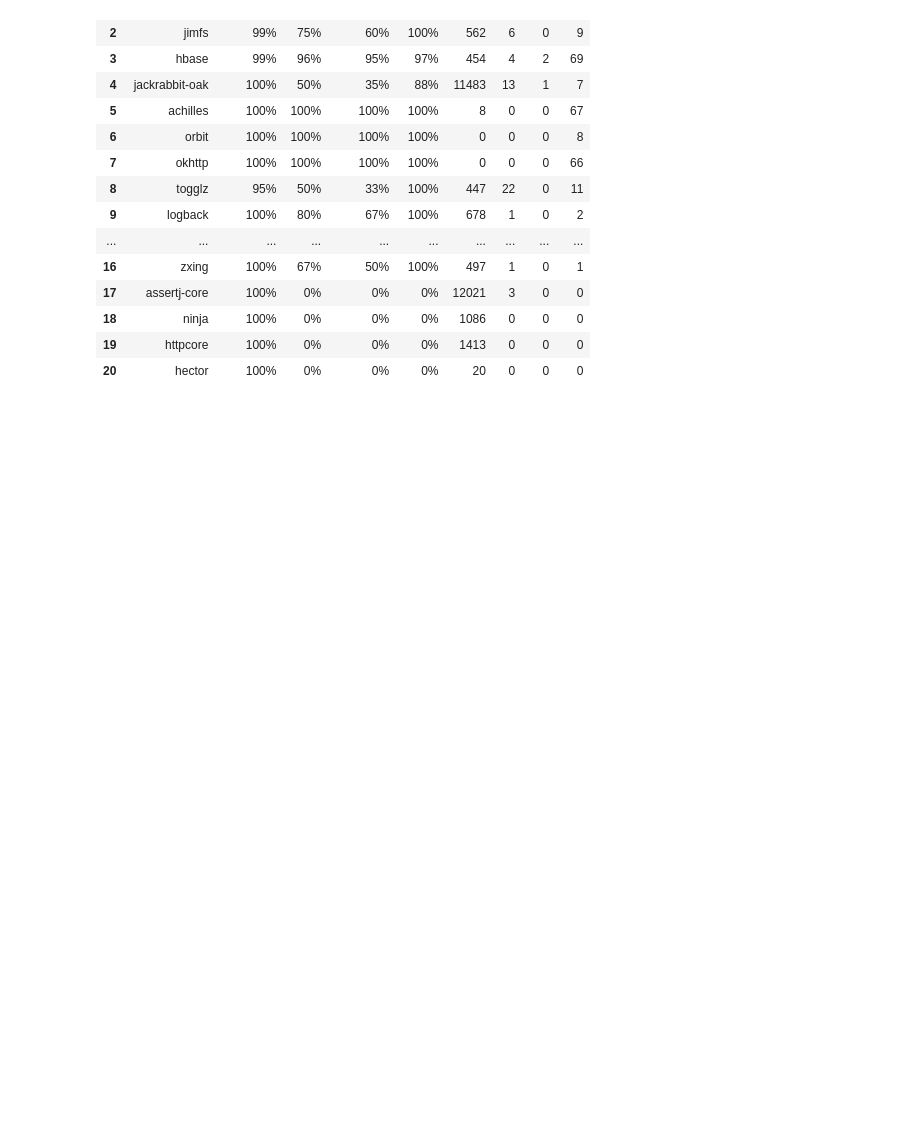
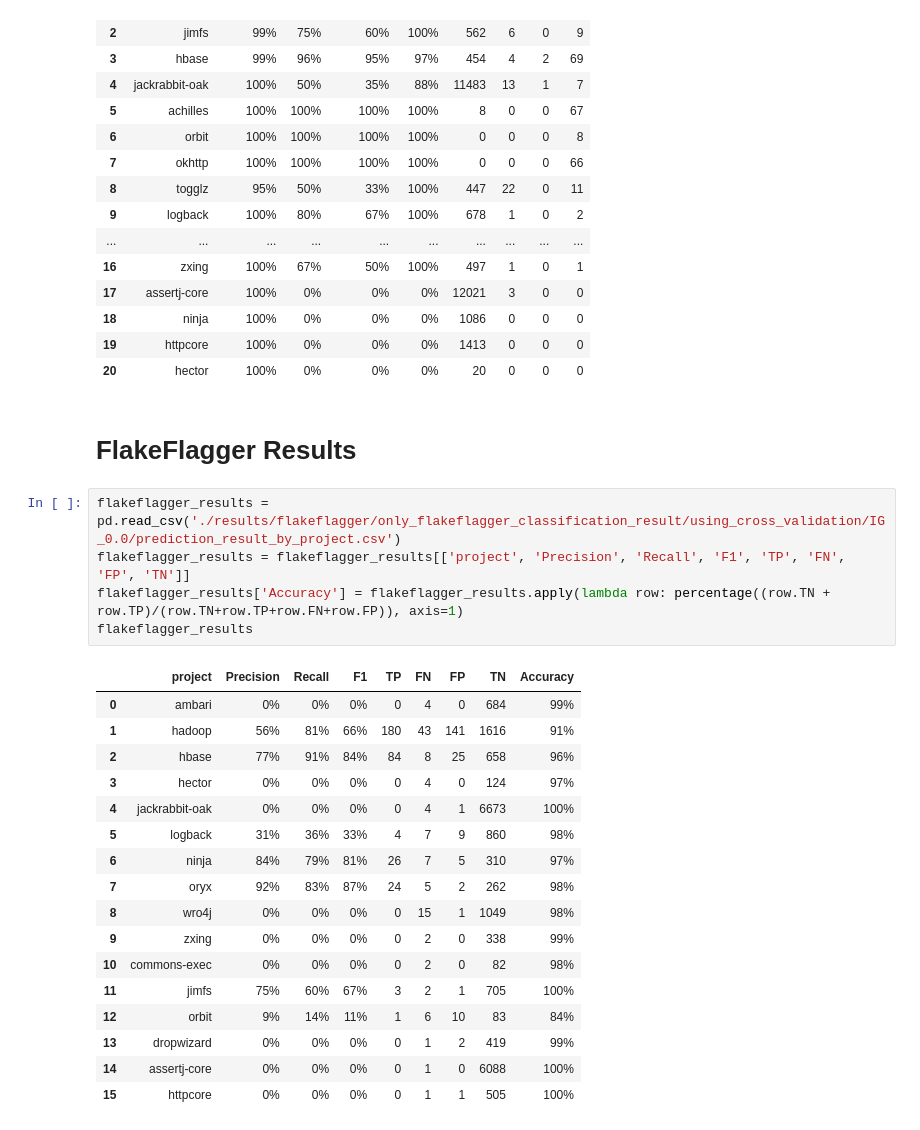
Before and after one commit to Ti-tanium/Software-Test-Project, a Jupyter notebook: test_script/results_analysis.ipynb, the cells around one changed output. Drawn from its saved outputs; the diff is of its cells as text; blank space fills up the shorter version.

```diff
--- a/test_script/results_analysis.ipynb
+++ b/test_script/results_analysis.ipynb
@@ -85,3 +86,28 @@ result
 | 18 | ninja | 100% | 0% | 0% | 0% | 1086 | 0 | 0 | 0 |
 | 19 | httpcore | 100% | 0% | 0% | 0% | 1413 | 0 | 0 | 0 |
 | 20 | hector | 100% | 0% | 0% | 0% | 20 | 0 | 0 | 0 |
+# %% [markdown]
+# FlakeFlagger Results
+# %%
+flakeflagger_results = pd.read_csv('./results/flakeflagger/only_flakeflagger_classification_result/using_cross_validation/IG_0.0/prediction_result_by_project.csv')
+flakeflagger_results = flakeflagger_results[['project', 'Precision', 'Recall', 'F1', 'TP', 'FN', 'FP', 'TN']]
+flakeflagger_results['Accuracy'] = flakeflagger_results.apply(lambda row: percentage((row.TN + row.TP)/(row.TN+row.TP+row.FN+row.FP)), axis=1)
+flakeflagger_results
+# %% [output]
+|  | project | Precision | Recall | F1 | TP | FN | FP | TN | Accuracy |
+| 0 | ambari | 0% | 0% | 0% | 0 | 4 | 0 | 684 | 99% |
+| 1 | hadoop | 56% | 81% | 66% | 180 | 43 | 141 | 1616 | 91% |
+| 2 | hbase | 77% | 91% | 84% | 84 | 8 | 25 | 658 | 96% |
+| 3 | hector | 0% | 0% | 0% | 0 | 4 | 0 | 124 | 97% |
+| 4 | jackrabbit-oak | 0% | 0% | 0% | 0 | 4 | 1 | 6673 | 100% |
+| 5 | logback | 31% | 36% | 33% | 4 | 7 | 9 | 860 | 98% |
+| 6 | ninja | 84% | 79% | 81% | 26 | 7 | 5 | 310 | 97% |
+| 7 | oryx | 92% | 83% | 87% | 24 | 5 | 2 | 262 | 98% |
+| 8 | wro4j | 0% | 0% | 0% | 0 | 15 | 1 | 1049 | 98% |
+| 9 | zxing | 0% | 0% | 0% | 0 | 2 | 0 | 338 | 99% |
+| 10 | commons-exec | 0% | 0% | 0% | 0 | 2 | 0 | 82 | 98% |
+| 11 | jimfs | 75% | 60% | 67% | 3 | 2 | 1 | 705 | 100% |
+| 12 | orbit | 9% | 14% | 11% | 1 | 6 | 10 | 83 | 84% |
+| 13 | dropwizard | 0% | 0% | 0% | 0 | 1 | 2 | 419 | 99% |
+| 14 | assertj-core | 0% | 0% | 0% | 0 | 1 | 0 | 6088 | 100% |
+| 15 | httpcore | 0% | 0% | 0% | 0 | 1 | 1 | 505 | 100% |
```
Also changed, not shown: parts of 9 cells of this notebook, 13 other files.
